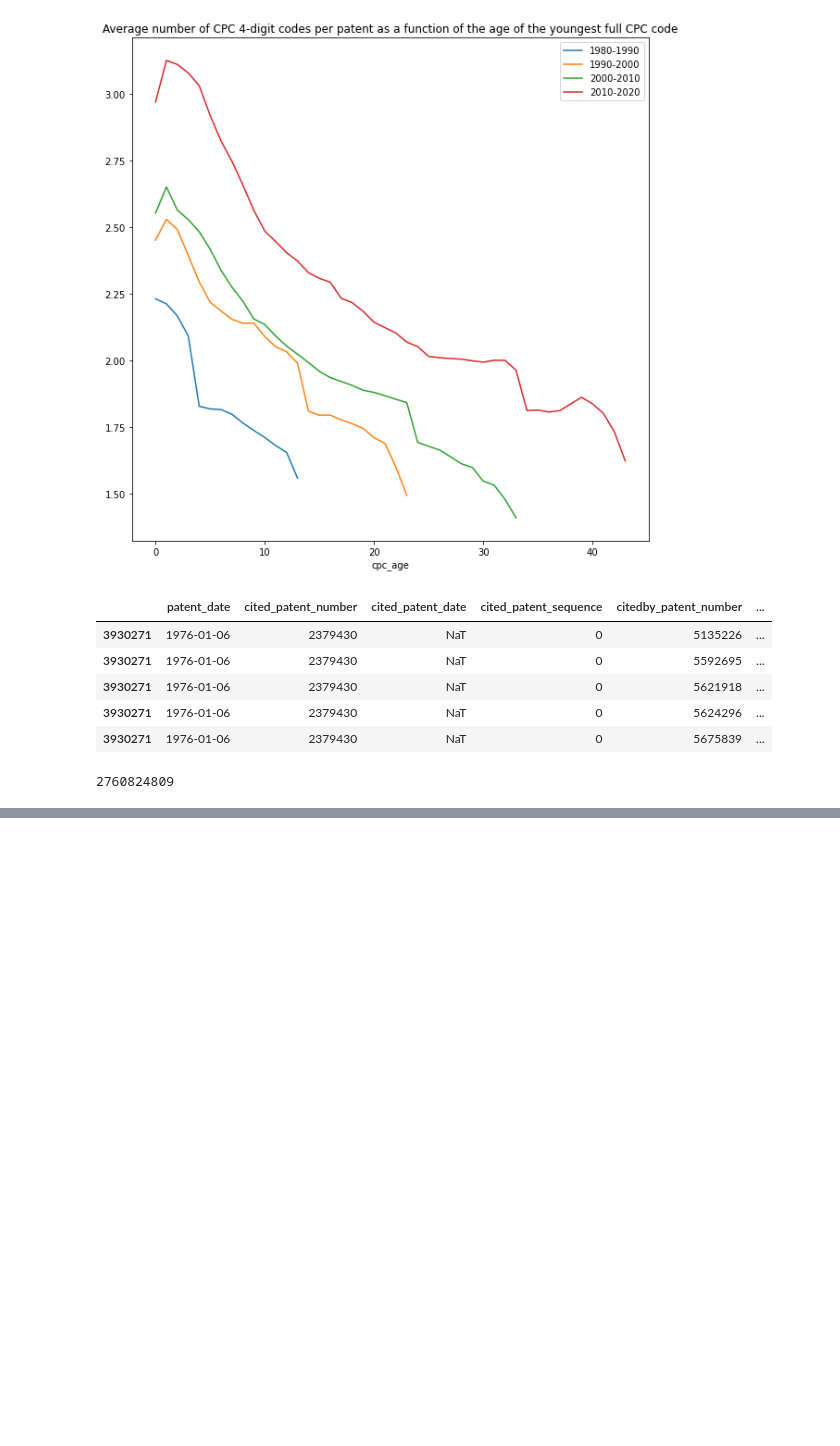
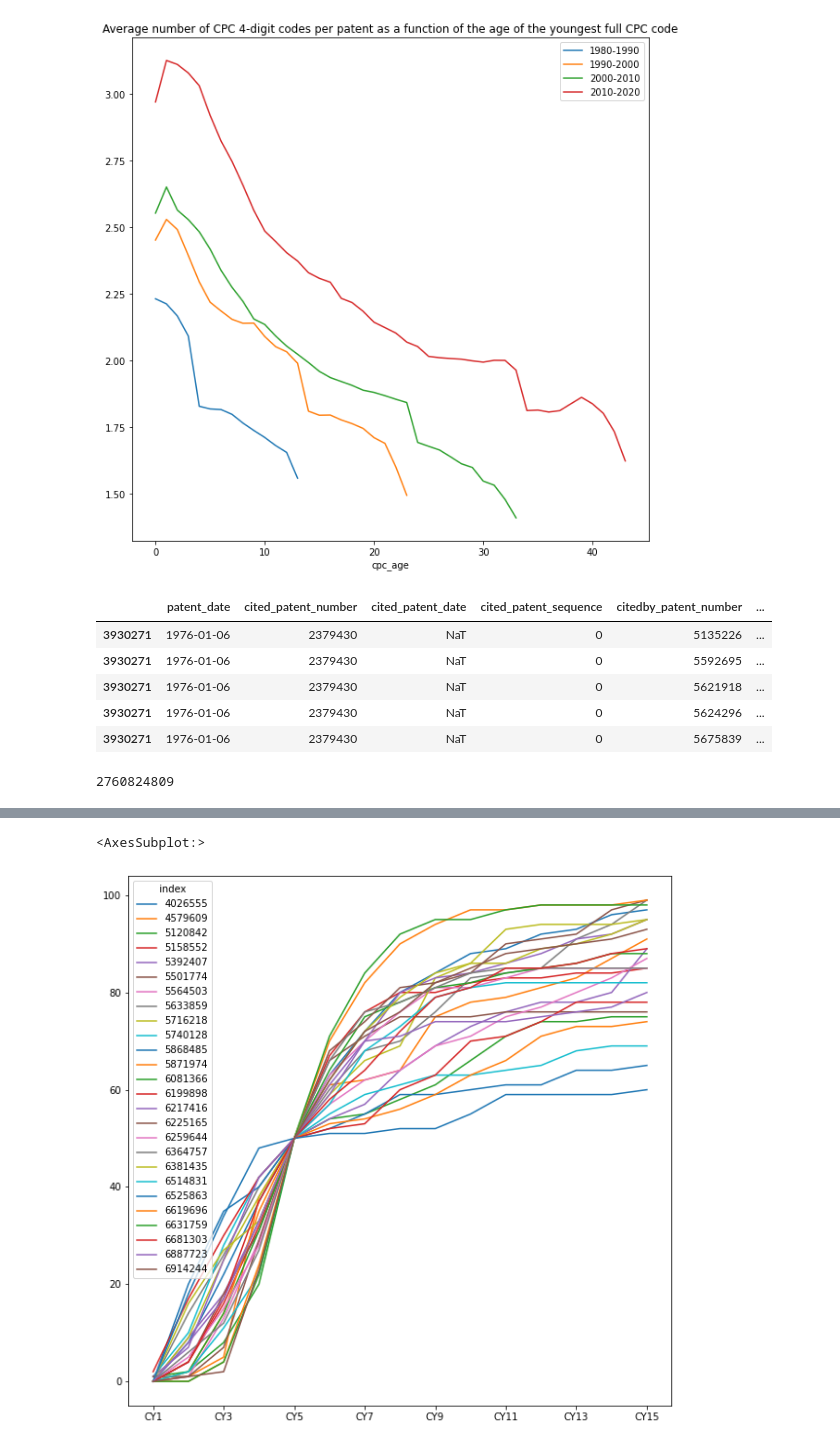
Before and after one commit to boreshkinai/patent-analysis, a Jupyter notebook: PatentsEDA-API.ipynb, the cells around one changed output, grey strips where cells are left out. Saved outputs shown, nothing was run; the diff lists cells and outputs as text; code cells hidden in the pictures; blank space fills up the shorter version.

```diff
--- a/PatentsEDA-API.ipynb
+++ b/PatentsEDA-API.ipynb
@@ -696,0 +911,8 @@ len(ddf_citation)
+# %%
+fig, ax = plt.subplots(figsize=(10, 10))
+
+ddf_citation_ltc_cpc.loc[(ddf_citation_ltc_cpc['CY5'] == 50) & (ddf_citation_ltc_cpc['CY15'] < 100),
+                         [f"CY{y}" for y in range(1,16)]].T.plot(ax=ax)
+# %% [output]
+<AxesSubplot:>
+[figure, added]
```
Also changed, not shown: parts of 24 cells of this notebook.
